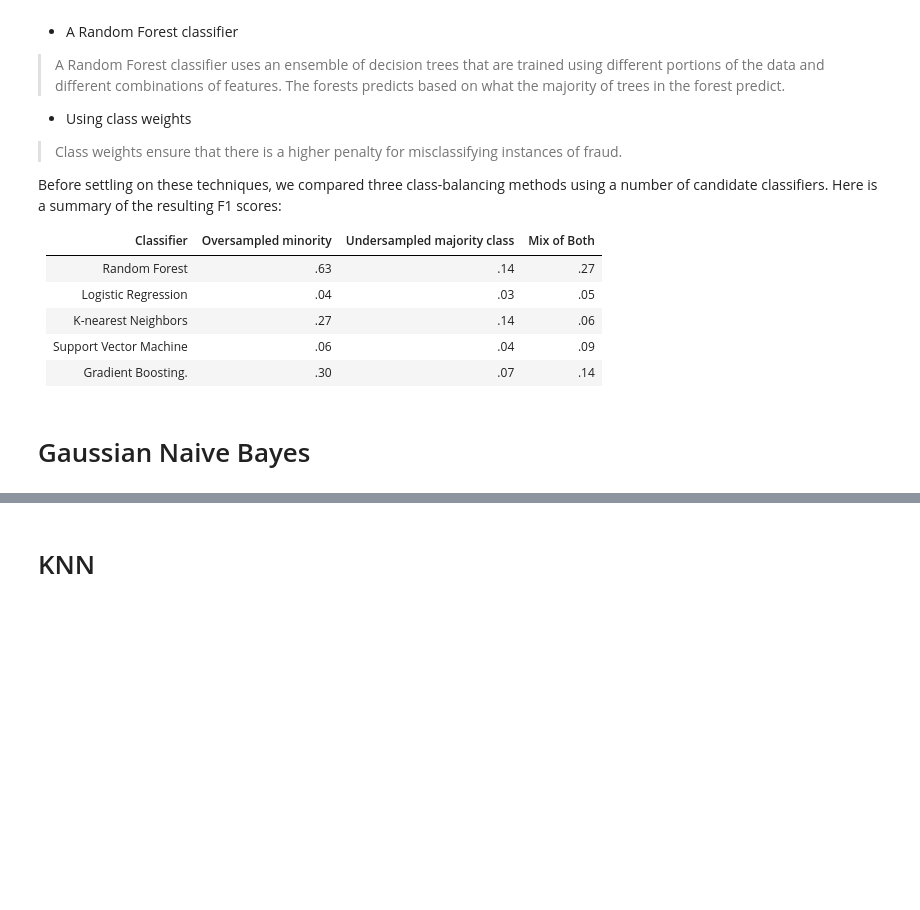
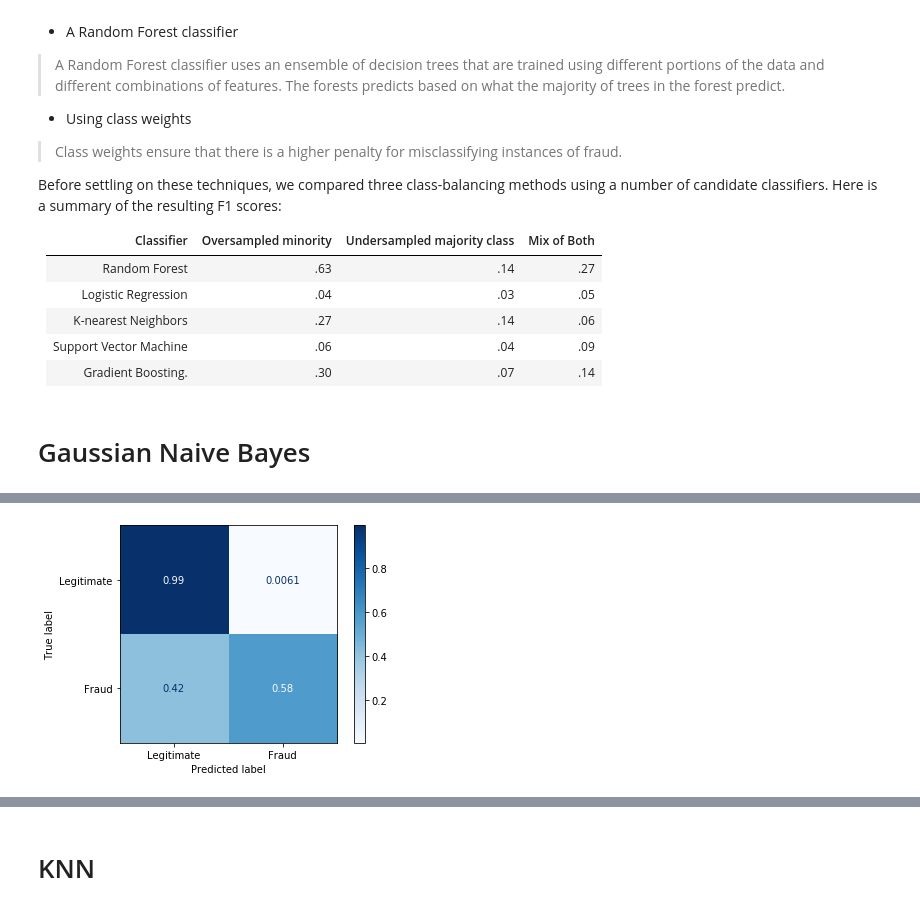
Before and after one commit to AdamBlomfield/credit_card_fraud, a Jupyter notebook: notebooks/predictive_modelling.ipynb, the cells around one changed output, grey strips where cells are left out. Saved outputs shown, nothing was run; the diff lists cells and outputs as text; code cells hidden in the pictures; blank space fills up the shorter version.

```diff
--- a/notebooks/predictive_modelling.ipynb
+++ b/notebooks/predictive_modelling.ipynb
@@ -217,0 +312,12 @@ Test F1:                0.2332
+# %%
+classifier = GaussianNB().fit(X_train, y_train)
+class_names = ['Legitimate', 'Fraud']
+
+disp = plot_confusion_matrix(classifier,
+                             X_test,
+                             y_test,
+                             display_labels=class_names,
+                            cmap=plt.cm.Blues,
+                            normalize='true')
+# %% [output]
+[figure, added]
```
Also changed, not shown: parts of 23 cells of this notebook.
